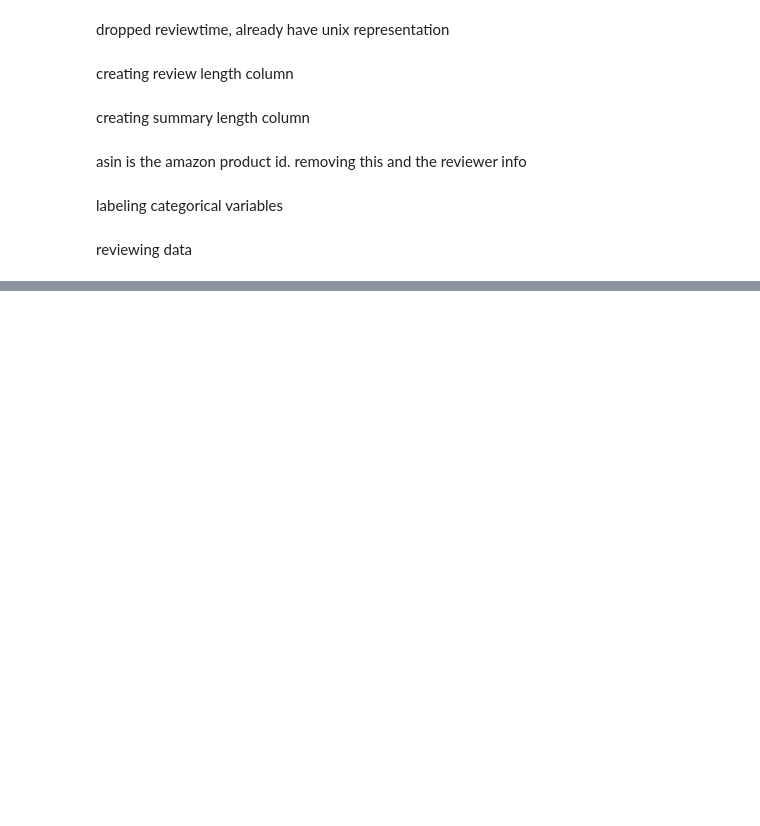
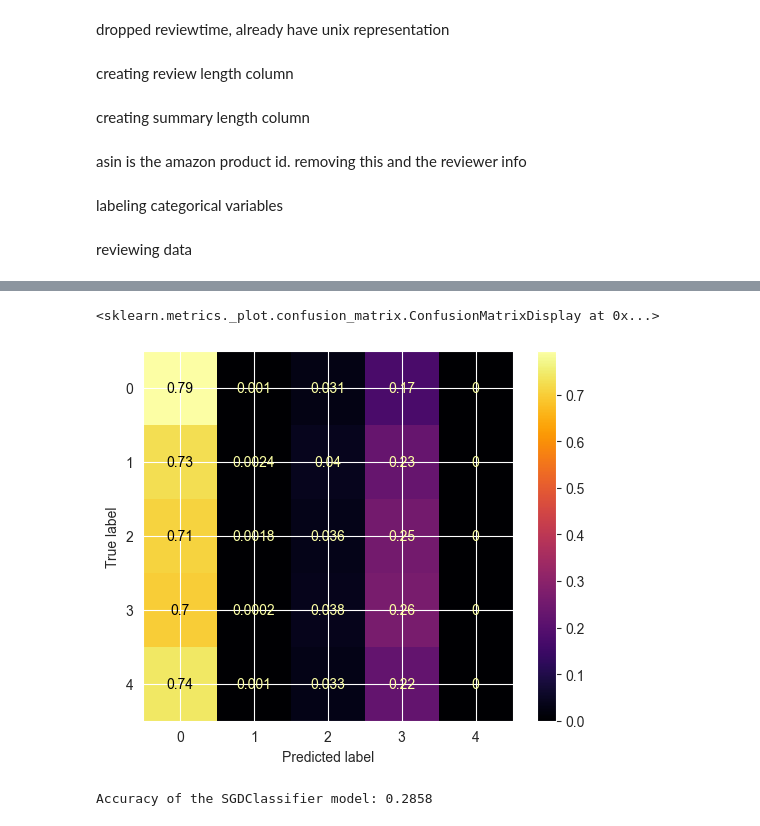
Before and after one commit to kaden-young/AITools, a Jupyter notebook: M6 Pitch/andy-main.ipynb, the cells around one changed output, grey strips where cells are left out. Drawn from its saved outputs; the diff is of its cells as text; code cells hidden in the pictures; blank space fills up the shorter version.

```diff
--- a/M6 Pitch/andy-main.ipynb
+++ b/M6 Pitch/andy-main.ipynb
@@ -226,2 +87,0 @@ reviewing data types
-# %%
-df = df[df['overall'] != 0].dropna()
@@ -329,0 +207,20 @@ tf = tf_vectorizer.transform(reviews)
+# %%
+cm = confusion_matrix(y_test, sgd_y_test_pred, normalize='true')
+disp = ConfusionMatrixDisplay(confusion_matrix=cm)
+disp.plot(cmap='inferno')
+# %% [output]
+<sklearn.metrics._plot.confusion_matrix.ConfusionMatrixDisplay at 0x...>
+[figure, added]
+# %%
+from sklearn.metrics import accuracy_score
+from sklearn.tree import DecisionTreeClassifier
+
+dtc = DecisionTreeClassifier()
+dtc.fit(X_train, y_train)
+
+dtc_y_test_pred = dtc.predict(X_test)
+
+dtc_model_accuracy = dtc.score(X_test, y_test)
+print(f"Accuracy of the SGDClassifier model: {dtc_model_accuracy:.4f}")
+# %% [output]
+Accuracy of the SGDClassifier model: 0.2858
```
Also changed, not shown: parts of 55 cells of this notebook.
